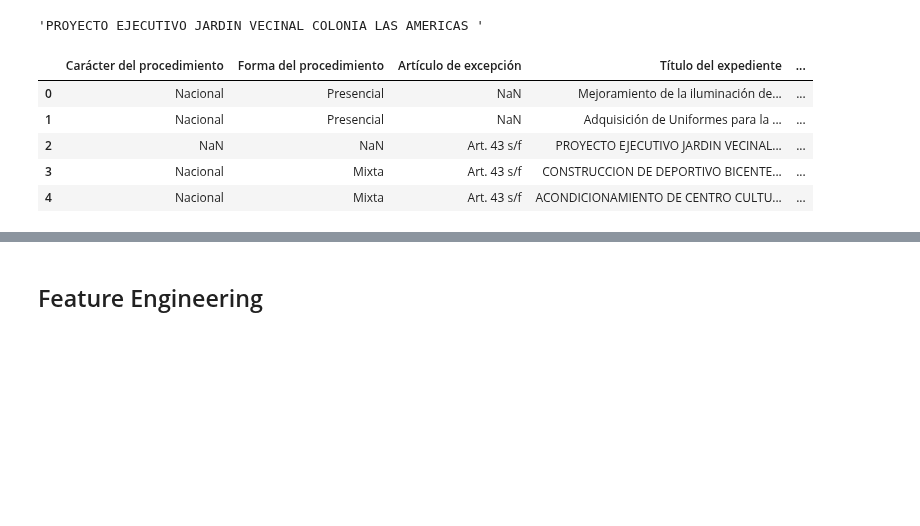
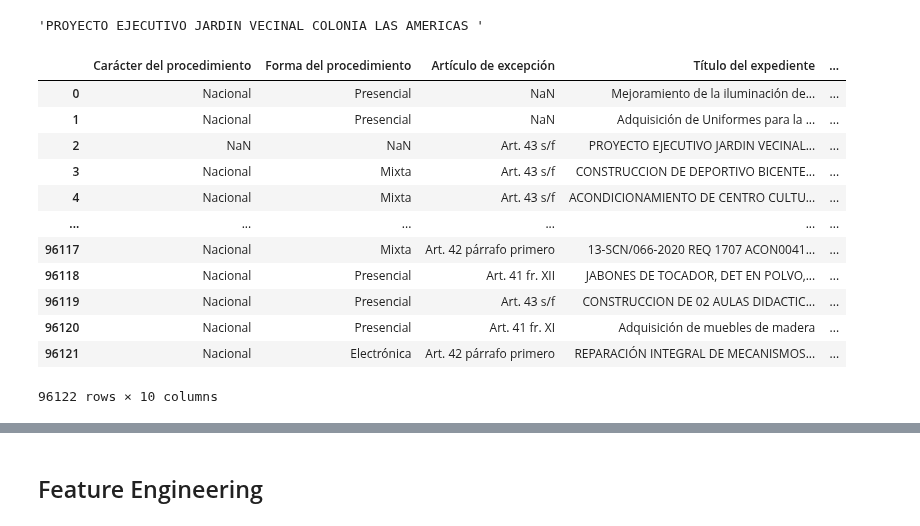
Before and after one commit to ML-Group-Col/Exped_Visualizations, a Jupyter notebook: assignment4_1.ipynb, the cells around one changed output, grey strips where cells are left out. Cells and saved outputs as stored; diff of their text form; code cells hidden in the pictures; blank space fills up the shorter version.

```diff
--- a/assignment4_1.ipynb
+++ b/assignment4_1.ipynb
@@ -53,8 +54,8 @@ memory usage: 15.4+ MB
 # %%
 df_reduced = df.copy(deep = True)
 # %%
-df_reduced = df_reduced.drop(['Código del expediente','Número del procedimiento','REFERENCIA_EXPEDIENTE','Clave de la UC','Clave COG','Operador','Correo electrónico',
-'Dirección del anuncio'], axis = 1)
+df_reduced.drop(['Código del expediente','Número del procedimiento','REFERENCIA_EXPEDIENTE','Clave de la UC','Clave COG','Operador','Correo electrónico',
+'Dirección del anuncio','Fecha de creación','Fecha de última modificacion', 'Vigencia del anuncio'], axis = 1, inplace = True)
 # %% [markdown]
 - Código del expediente : identifier
 - Número del procedimiento : identifier
@@ -88,11 +89,18 @@ Length: 96122, dtype: bool
 # %% [output]
 'PROYECTO EJECUTIVO JARDIN VECINAL COLONIA LAS AMERICAS '
 # %%
-df_reduced.head(5)
+df_reduced
 # %% [output]
 |  | Carácter del procedimiento | Forma del procedimiento | Artículo de excepción | Título del expediente | ... |
 | 0 | Nacional | Presencial | NaN | Mejoramiento de la iluminación de... | ... |
 | 1 | Nacional | Presencial | NaN | Adquisición de Uniformes para la ... | ... |
 | 2 | NaN | NaN | Art. 43 s/f | PROYECTO EJECUTIVO JARDIN VECINAL... | ... |
 | 3 | Nacional | Mixta | Art. 43 s/f | CONSTRUCCION DE DEPORTIVO BICENTE... | ... |
 | 4 | Nacional | Mixta | Art. 43 s/f | ACONDICIONAMIENTO DE CENTRO CULTU... | ... |
+| ... | ... | ... | ... | ... | ... |
+| 96117 | Nacional | Mixta | Art. 42 párrafo primero | 13-SCN/066-2020 REQ 1707 ACON0041... | ... |
+| 96118 | Nacional | Presencial | Art. 41 fr. XII | JABONES DE TOCADOR, DET EN POLVO,... | ... |
+| 96119 | Nacional | Presencial | Art. 43 s/f | CONSTRUCCION DE 02 AULAS DIDACTIC... | ... |
+| 96120 | Nacional | Presencial | Art. 41 fr. XI | Adquisición de muebles de madera | ... |
+| 96121 | Nacional | Electrónica | Art. 42 párrafo primero | REPARACIÓN INTEGRAL DE MECANISMOS... | ... |
+96122 rows × 10 columns
```
Also changed, not shown: parts of 22 cells of this notebook, 3 other files.
